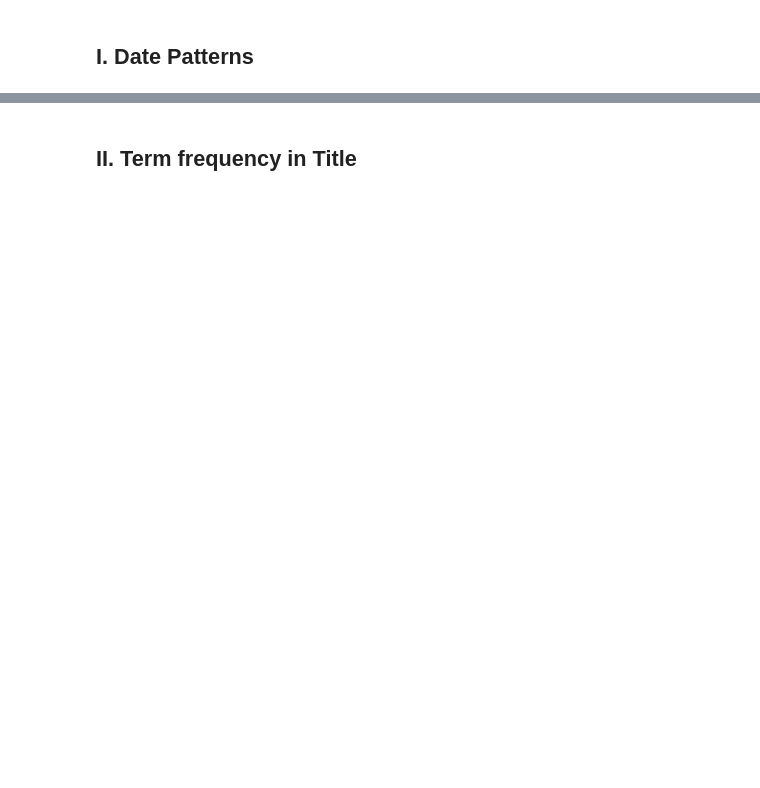
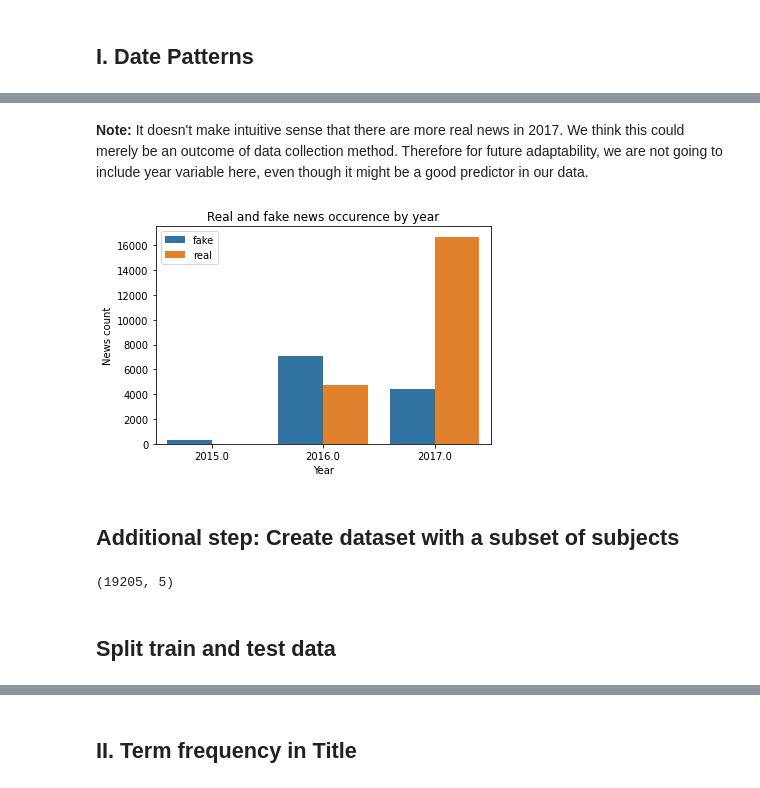
Before and after one commit to haoweiiil/fake-news-classification, a Jupyter notebook: Fake_news_classification.ipynb, the cells around one changed output, grey strips where cells are left out. Drawn from its saved outputs; the diff is of its cells as text; code cells hidden in the pictures; blank space fills up the shorter version.

```diff
--- a/Fake_news_classification.ipynb
+++ b/Fake_news_classification.ipynb
@@ -103,0 +169,12 @@ fake_df['date'] = fake_df['date'].apply(lambda x: validate(x))
+# %% [markdown]
+**Note:**
+It doesn't make intuitive sense that there are more real news in 2017. We think this could merely be an outcome of data collection method. Therefore for future adaptability, we are not going to include year variable here, even though it might be a good predictor in our data.
+# %%
+plt.title('Real and fake news occurence by year')
+sns.countplot(data=combined_df, x='year', hue='label')
+plt.xlabel('Year')
+plt.ylabel('News count')
+plt.legend(loc='upper left')
+plt.show()
+# %% [output]
+[figure, added]
@@ -103,0 +185,2 @@ fake_df['date'] = fake_df['date'].apply(lambda x: validate(x))
+# %% [markdown]
+## Additional step: Create dataset with a subset of subjects
@@ -103,0 +202,6 @@ fake_df['date'] = fake_df['date'].apply(lambda x: validate(x))
+# %%
+combined_df_subset.shape
+# %% [output]
+(19205, 5)
+# %% [markdown]
+## Split train and test data
```
Also changed, not shown: parts of 108 cells of this notebook.
